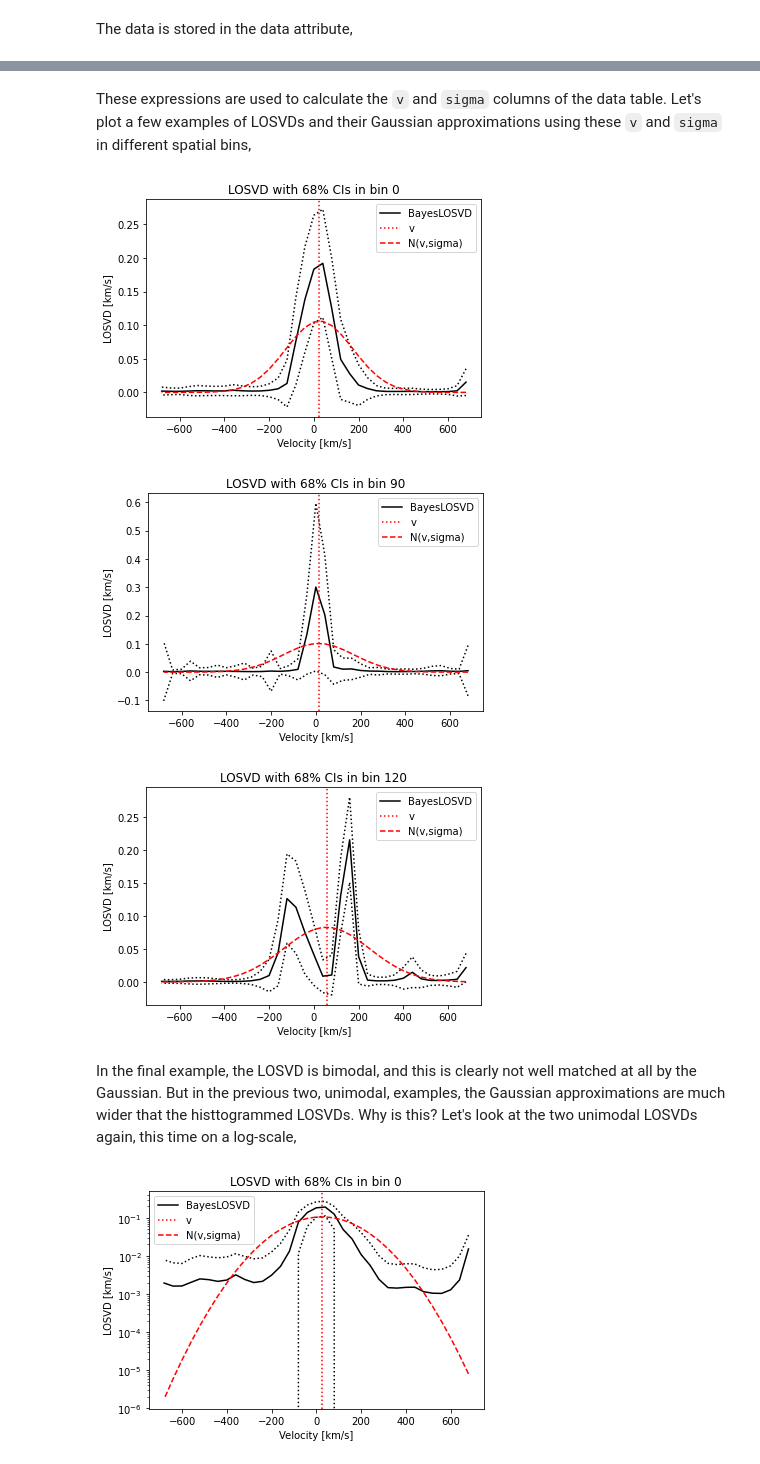
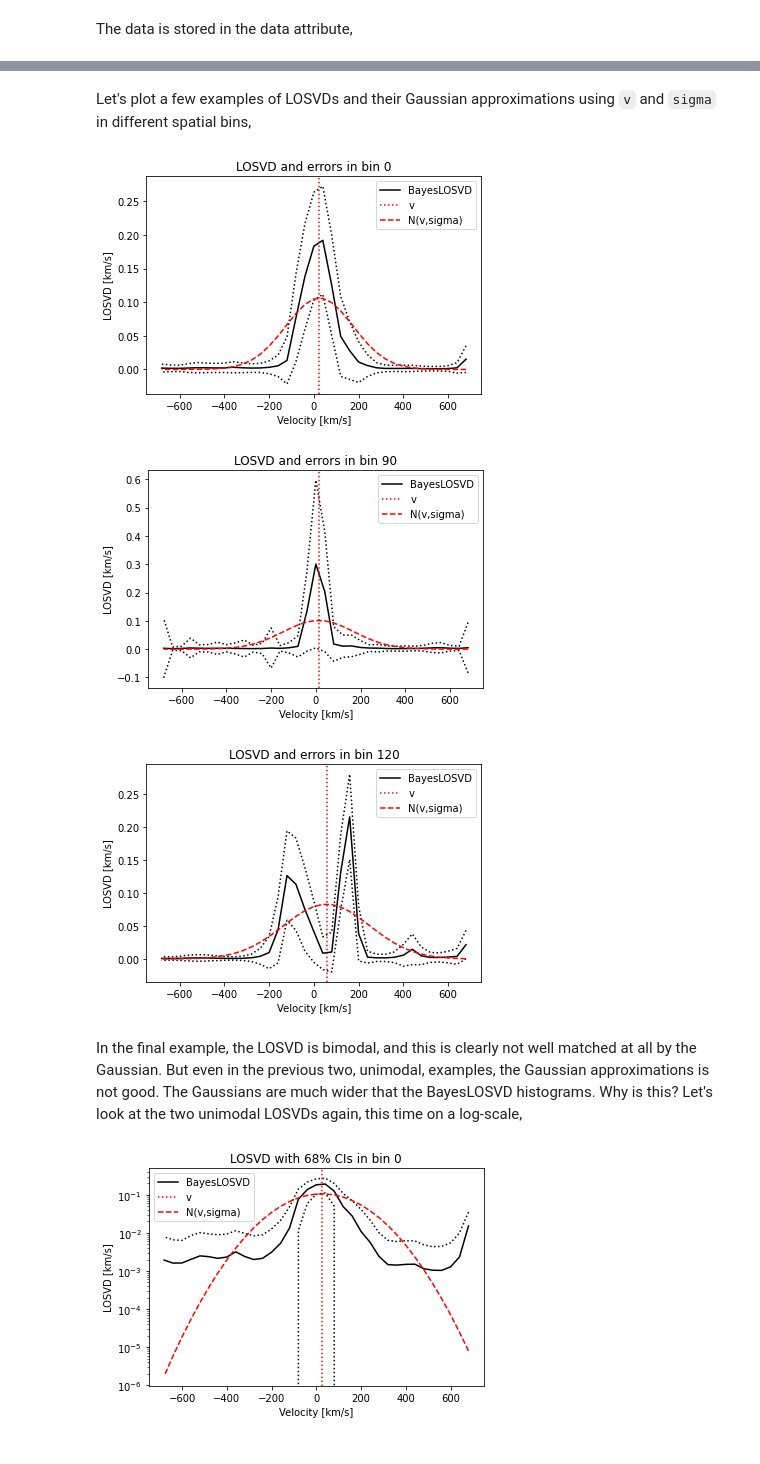
Before and after one commit to dynamics-of-stellar-systems/dynamite, a Jupyter notebook: dev_tests/bayes_losvd/DYNMAITE_and_BAYES_LOSVD.ipynb, the cells around one changed output, grey strips where cells are left out. Cells and saved outputs as stored; diff of their text form; code cells hidden in the pictures.

```diff
--- a/dev_tests/bayes_losvd/DYNMAITE_and_BAYES_LOSVD.ipynb
+++ b/dev_tests/bayes_losvd/DYNMAITE_and_BAYES_LOSVD.ipynb
@@ -191,33 +164,33 @@ $$
 \sigma = \left[ \sum_i (v_i-v)^2 * \hat{l}_{i} \right]^{\frac{1}{2}}
 $$
 # %% [markdown]
-These expressions are used to calculate the `v` and `sigma` columns of the data table. Let's plot a few examples of LOSVDs and their Gaussian approximations using these `v` and `sigma` in different spatial bins,
+Let's plot a few examples of LOSVDs and their Gaussian approximations using `v` and `sigma` in different spatial bins,
 # %%
 from scipy import stats
 
 for bin_idx in [0, 90, 120]:
     mu = BayesLOSVD.data['losvd'][bin_idx,:]
     sig = BayesLOSVD.data['dlosvd'][bin_idx,:]
     vcent = BayesLOSVD.data.meta['vcent']
     plt.plot(vcent, mu, '-k', label='BayesLOSVD')
     plt.plot(vcent, mu+sig, ':k')
     plt.plot(vcent, mu-sig, ':k')
     v, sig = BayesLOSVD.data['v'][bin_idx], BayesLOSVD.data['sigma'][bin_idx]
     plt.gca().axvline(v, color='r', ls=':', label='v')
     nrm = stats.norm(v, sig)
     pdf = nrm.pdf(vcent)
     plt.gca().plot(vcent, pdf/np.sum(pdf), color='r', ls='--', label='N(v,sigma)')
     plt.gca().set_xlabel('Velocity [km/s]')
     plt.gca().set_ylabel('LOSVD [km/s]')
-    _ = plt.gca().set_title(f'LOSVD with 68% CIs in bin {bin_idx}')
+    _ = plt.gca().set_title(f'LOSVD and errors in bin {bin_idx}')
     plt.gca().legend()
     plt.show()
 # %% [output]
-[figure, old version]
+[figure, new version]
-[figure, old version]
+[figure, new version]
-[figure, old version]
+[figure, new version]
 # %% [markdown]
-In the final example, the LOSVD is bimodal, and this is clearly not well matched at all by the Gaussian. But in the previous two, unimodal, examples, the Gaussian approximations are much wider that the histtogrammed LOSVDs. Why is this? Let's look at the two unimodal LOSVDs again, this time on a log-scale,
+In the final example, the LOSVD is bimodal, and this is clearly not well matched at all by the Gaussian. But even in the previous two, unimodal, examples, the Gaussian approximations is not good. The Gaussians are much wider that the BayesLOSVD histograms. Why is this? Let's look at the two unimodal LOSVDs again, this time on a log-scale,
 # %%
 for bin_idx in [0, 90]:
     mu = BayesLOSVD.data['losvd'][bin_idx,:]
```
Also changed, not shown: parts of 53 cells of this notebook, 3 other files.
